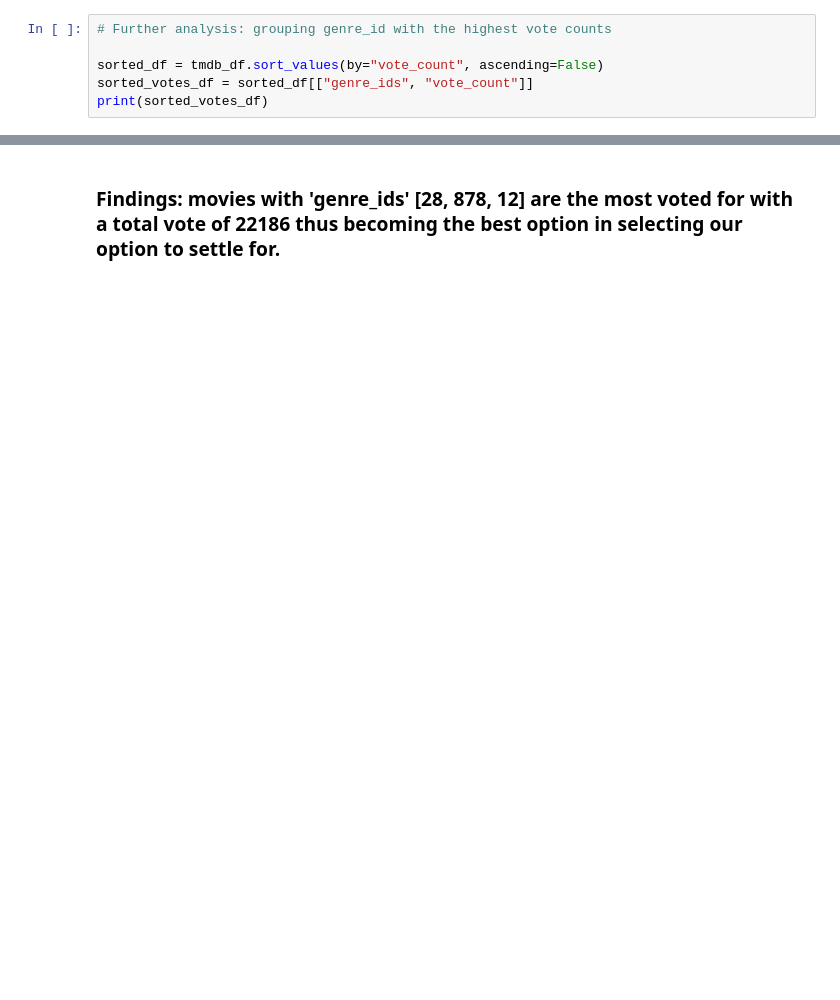
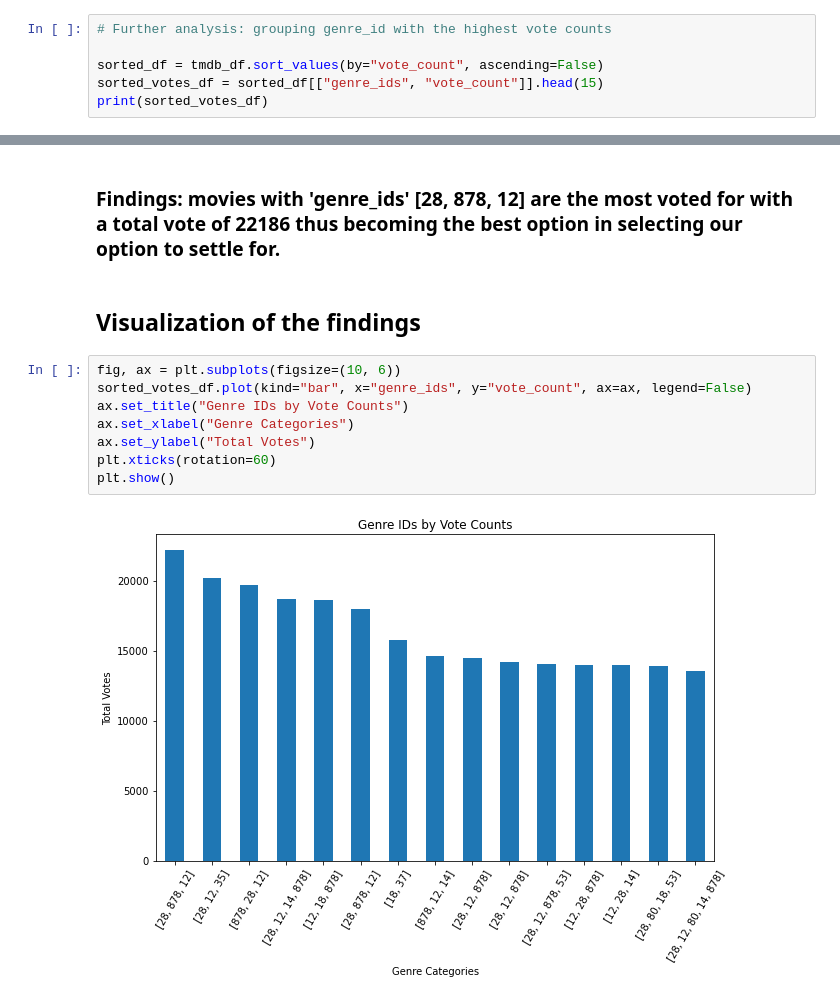
Before and after one commit to matjoee/dsc-phase-1-project, a Jupyter notebook: student.ipynb, the cells around one changed output, grey strips where cells are left out. Cells and saved outputs as stored; diff of their text form; blank space fills up the shorter version.

```diff
--- a/student.ipynb
+++ b/student.ipynb
@@ -355,6 +377,6 @@ plt.show()
 # Further analysis: grouping genre_id with the highest vote counts
 
 sorted_df = tmdb_df.sort_values(by="vote_count", ascending=False)
-sorted_votes_df = sorted_df[["genre_ids", "vote_count"]]
+sorted_votes_df = sorted_df[["genre_ids", "vote_count"]].head(15)
 print(sorted_votes_df)
 # %% [output]
@@ -375,2 +399,14 @@ print(sorted_votes_df)
 # %% [markdown]
 ### Findings: movies with 'genre_ids' [28, 878, 12] are the most voted for with a total vote of 22186 thus becoming the best option in selecting our option to settle for.
+# %% [markdown]
+## Visualization of the findings
+# %%
+fig, ax = plt.subplots(figsize=(10, 6))
+sorted_votes_df.plot(kind="bar", x="genre_ids", y="vote_count", ax=ax, legend=False)
+ax.set_title("Genre IDs by Vote Counts")
+ax.set_xlabel("Genre Categories")
+ax.set_ylabel("Total Votes")
+plt.xticks(rotation=60)
+plt.show()
+# %% [output]
+[figure, added]
```
Also changed, not shown: parts of 22 cells of this notebook.
